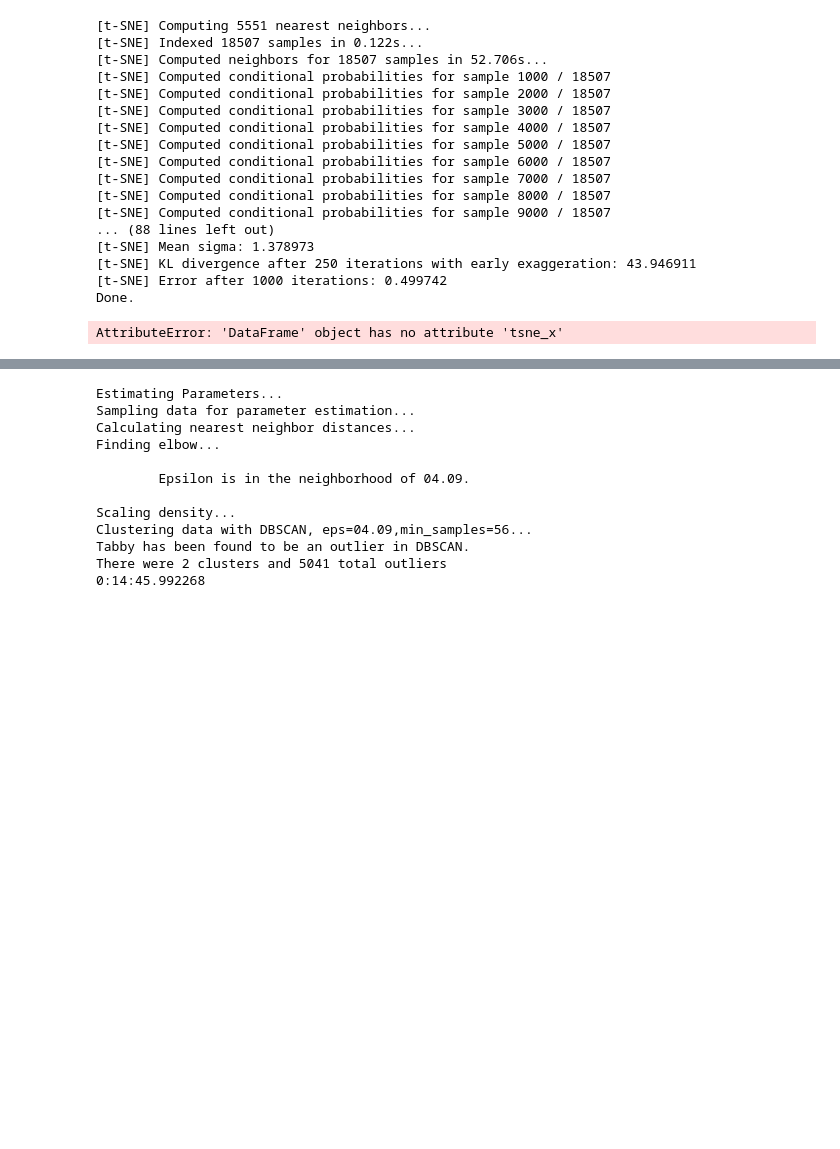
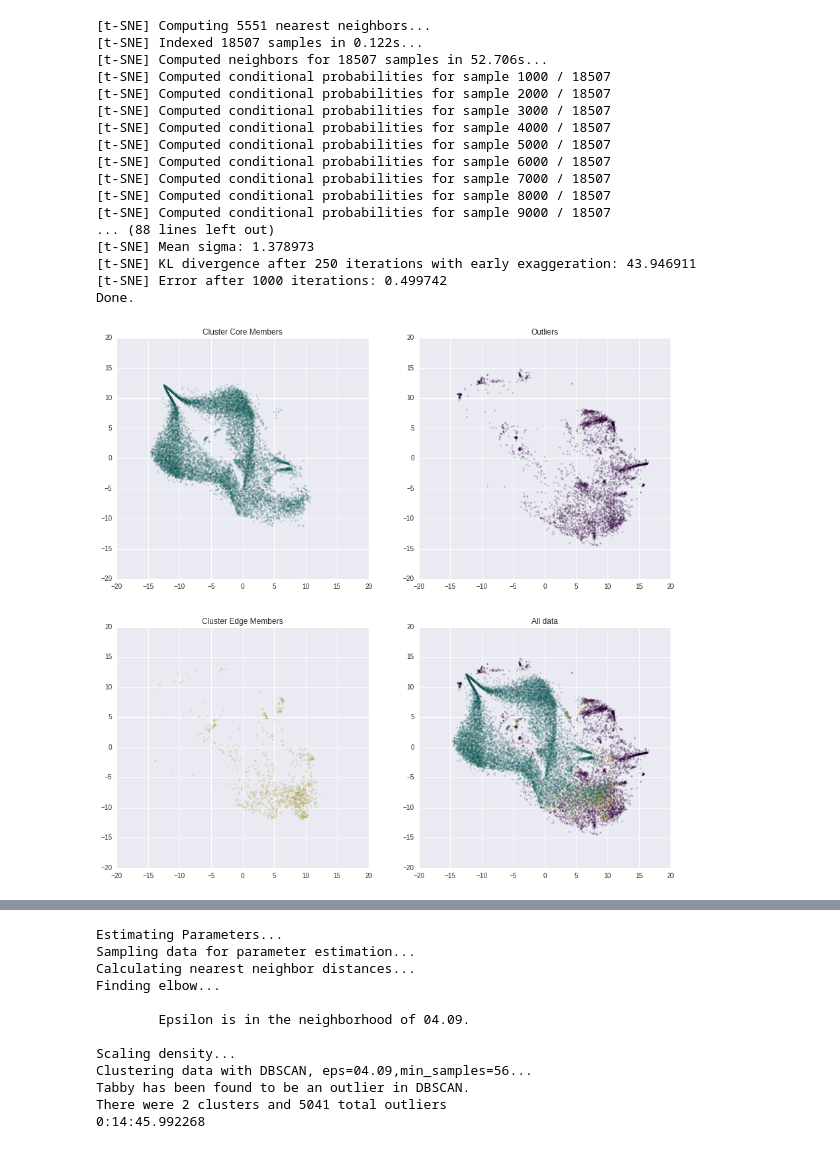
Before and after one commit to d-giles/lcfeatures, a Jupyter notebook: Qs_4_8_11_16.ipynb, the cells around one changed output, grey strips where cells are left out. Drawn from its saved outputs; the diff is of its cells as text; code cells hidden in the pictures; blank space fills up the shorter version.

```diff
--- a/Qs_4_8_11_16.ipynb
+++ b/Qs_4_8_11_16.ipynb
@@ -218,8 +214,3 @@ tsne16 = Q16.tsne_fit(Q16_sample.data.iloc[:,0:60])
 [t-SNE] KL divergence after 250 iterations with early exaggeration: 43.946911
 [t-SNE] Error after 1000 iterations: 0.499742
 Done.
-# %%
-plt.scatter(Q4_sample.data[Q4_sample.data.db_out==-1].tsne_x,
-            Q4_sample.data[Q4_sample.data.db_out==-1].tsne_y)
-# %% [output]
-AttributeError: 'DataFrame' object has no attribute 'tsne_x'
@@ -225,0 +271,4 @@ AttributeError: 'DataFrame' object has no attribute 'tsne_x'
+# %%
+four_panel(Q4_sample.data)
+# %% [output]
+[figure, added]
```
Also changed, not shown: parts of 8 cells of this notebook, 1 other file.
